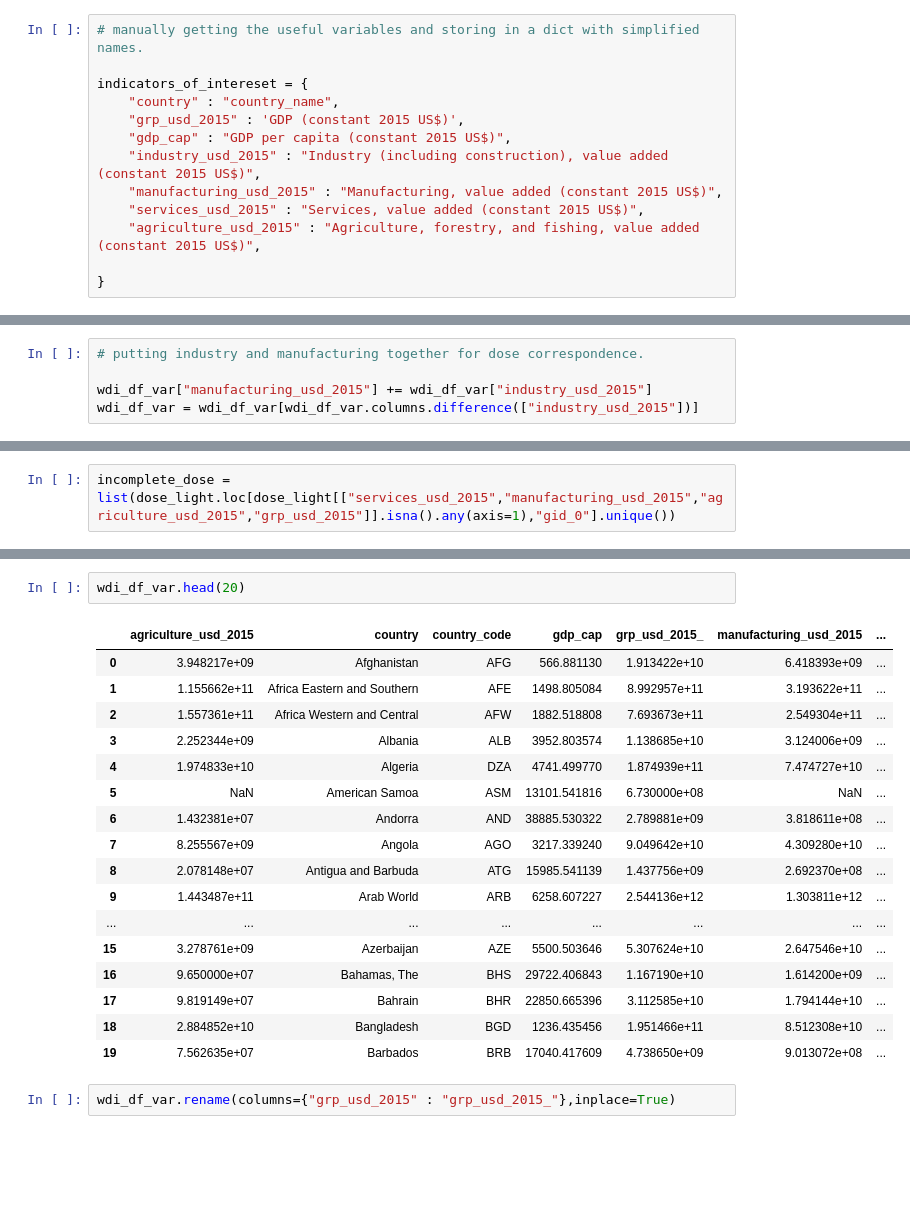
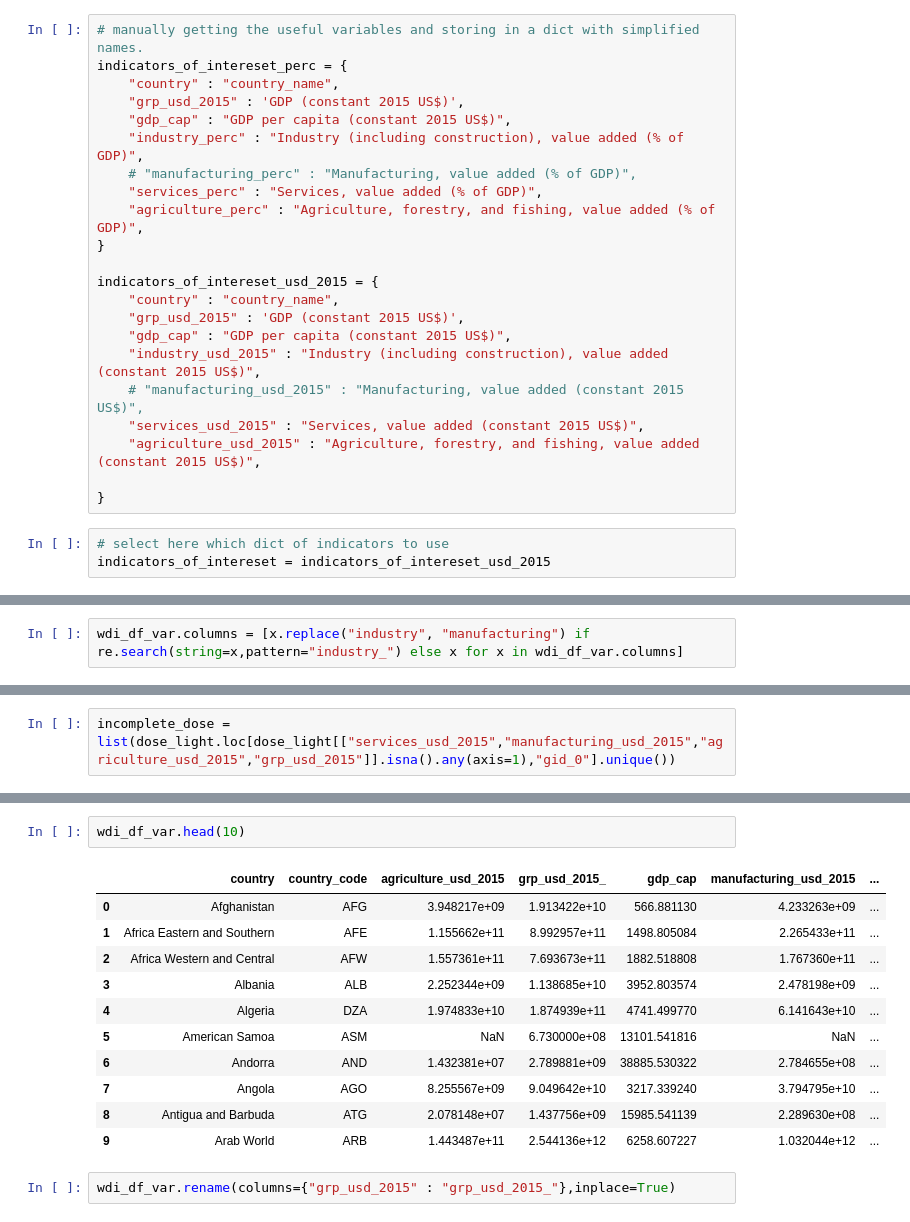
Before and after one commit to nismod/global-econ-data, a Jupyter notebook: notebooks/missing_countries.ipynb, the cells around one changed output, grey strips where cells are left out. Drawn from its saved outputs; the diff is of its cells as text; blank space fills up the shorter version.

```diff
--- a/notebooks/missing_countries.ipynb
+++ b/notebooks/missing_countries.ipynb
@@ -337,17 +397,29 @@ indicators
  'Trade in services (% of GDP)']
 # %%
 # manually getting the useful variables and storing in a dict with simplified names.
+indicators_of_intereset_perc = {
+    "country" : "country_name",
+    "grp_usd_2015" : 'GDP (constant 2015 US$)',
+    "gdp_cap" : "GDP per capita (constant 2015 US$)",
+    "industry_perc" : "Industry (including construction), value added (% of GDP)",
+    # "manufacturing_perc" : "Manufacturing, value added (% of GDP)",
+    "services_perc" : "Services, value added (% of GDP)",
+    "agriculture_perc" : "Agriculture, forestry, and fishing, value added (% of GDP)",
+}
 
-indicators_of_intereset = {
+indicators_of_intereset_usd_2015 = {
     "country" : "country_name",
     "grp_usd_2015" : 'GDP (constant 2015 US$)',
     "gdp_cap" : "GDP per capita (constant 2015 US$)",
     "industry_usd_2015" : "Industry (including construction), value added (constant 2015 US$)",
-    "manufacturing_usd_2015" : "Manufacturing, value added (constant 2015 US$)",
+    # "manufacturing_usd_2015" : "Manufacturing, value added (constant 2015 US$)",
     "services_usd_2015" : "Services, value added (constant 2015 US$)",
     "agriculture_usd_2015" : "Agriculture, forestry, and fishing, value added (constant 2015 US$)",
 
 }
+# %%
+# select here which dict of indicators to use
+indicators_of_intereset = indicators_of_intereset_usd_2015
 # %%
 ### A year of interest:
 
@@ -411,6 +488,8 @@ wdi_df_var.rename(columns={v:k for (k,v) in indicators_of_intereset.items()} # i
                   ,inplace=True)
 # %%
 wdi_df_var.columns = [x[1] if x[1]!='' else x[0] for x in wdi_df_var.columns]
+# %%
+wdi_df_var.columns = [x.replace("industry", "manufacturing") if re.search(string=x,pattern="industry_") else x for x in wdi_df_var.columns]
 # %%
 wdi_df_var.head(3)
 # %% [output]
@@ -418,8 +497,3 @@ wdi_df_var.head(3)
 | 0 | Afghanistan | AFG | 3.948217e+09 | 1.913422e+10 | 566.881130 | 4.233263e+09 | ... |
 | 1 | Africa Eastern and Southern | AFE | 1.155662e+11 | 8.992957e+11 | 1498.805084 | 2.265433e+11 | ... |
 | 2 | Africa Western and Central | AFW | 1.557361e+11 | 7.693673e+11 | 1882.518808 | 1.767360e+11 | ... |
-# %%
-# putting industry and manufacturing together for dose correspondence.
-
-wdi_df_var["manufacturing_usd_2015"] += wdi_df_var["industry_usd_2015"]
-wdi_df_var = wdi_df_var[wdi_df_var.columns.difference(["industry_usd_2015"])]
@@ -753,25 +996,19 @@ incomplete_dose
  'UKR',
  'UZB']
 # %%
-wdi_df_var.head(20)
+wdi_df_var.head(10)
 # %% [output]
-|  | agriculture_usd_2015 | country | country_code | gdp_cap | grp_usd_2015_ | manufacturing_usd_2015 | ... |
-| 0 | 3.948217e+09 | Afghanistan | AFG | 566.881130 | 1.913422e+10 | 6.418393e+09 | ... |
-| 1 | 1.155662e+11 | Africa Eastern and Southern | AFE | 1498.805084 | 8.992957e+11 | 3.193622e+11 | ... |
-| 2 | 1.557361e+11 | Africa Western and Central | AFW | 1882.518808 | 7.693673e+11 | 2.549304e+11 | ... |
-| 3 | 2.252344e+09 | Albania | ALB | 3952.803574 | 1.138685e+10 | 3.124006e+09 | ... |
-| 4 | 1.974833e+10 | Algeria | DZA | 4741.499770 | 1.874939e+11 | 7.474727e+10 | ... |
-| 5 | NaN | American Samoa | ASM | 13101.541816 | 6.730000e+08 | NaN | ... |
-| 6 | 1.432381e+07 | Andorra | AND | 38885.530322 | 2.789881e+09 | 3.818611e+08 | ... |
-| 7 | 8.255567e+09 | Angola | AGO | 3217.339240 | 9.049642e+10 | 4.309280e+10 | ... |
-| 8 | 2.078148e+07 | Antigua and Barbuda | ATG | 15985.541139 | 1.437756e+09 | 2.692370e+08 | ... |
-| 9 | 1.443487e+11 | Arab World | ARB | 6258.607227 | 2.544136e+12 | 1.303811e+12 | ... |
-| ... | ... | ... | ... | ... | ... | ... | ... |
-| 15 | 3.278761e+09 | Azerbaijan | AZE | 5500.503646 | 5.307624e+10 | 2.647546e+10 | ... |
-| 16 | 9.650000e+07 | Bahamas, The | BHS | 29722.406843 | 1.167190e+10 | 1.614200e+09 | ... |
-| 17 | 9.819149e+07 | Bahrain | BHR | 22850.665396 | 3.112585e+10 | 1.794144e+10 | ... |
-| 18 | 2.884852e+10 | Bangladesh | BGD | 1236.435456 | 1.951466e+11 | 8.512308e+10 | ... |
-| 19 | 7.562635e+07 | Barbados | BRB | 17040.417609 | 4.738650e+09 | 9.013072e+08 | ... |
+|  | country | country_code | agriculture_usd_2015 | grp_usd_2015_ | gdp_cap | manufacturing_usd_2015 | ... |
+| 0 | Afghanistan | AFG | 3.948217e+09 | 1.913422e+10 | 566.881130 | 4.233263e+09 | ... |
+| 1 | Africa Eastern and Southern | AFE | 1.155662e+11 | 8.992957e+11 | 1498.805084 | 2.265433e+11 | ... |
+| 2 | Africa Western and Central | AFW | 1.557361e+11 | 7.693673e+11 | 1882.518808 | 1.767360e+11 | ... |
+| 3 | Albania | ALB | 2.252344e+09 | 1.138685e+10 | 3952.803574 | 2.478198e+09 | ... |
+| 4 | Algeria | DZA | 1.974833e+10 | 1.874939e+11 | 4741.499770 | 6.141643e+10 | ... |
+| 5 | American Samoa | ASM | NaN | 6.730000e+08 | 13101.541816 | NaN | ... |
+| 6 | Andorra | AND | 1.432381e+07 | 2.789881e+09 | 38885.530322 | 2.784655e+08 | ... |
+| 7 | Angola | AGO | 8.255567e+09 | 9.049642e+10 | 3217.339240 | 3.794795e+10 | ... |
+| 8 | Antigua and Barbuda | ATG | 2.078148e+07 | 1.437756e+09 | 15985.541139 | 2.289630e+08 | ... |
+| 9 | Arab World | ARB | 1.443487e+11 | 2.544136e+12 | 6258.607227 | 1.032044e+12 | ... |
 # %%
 wdi_df_var.rename(columns={"grp_usd_2015" : "grp_usd_2015_"},inplace=True)
 # %%
```
Also changed, not shown: parts of 66 cells of this notebook, 2 other files.
